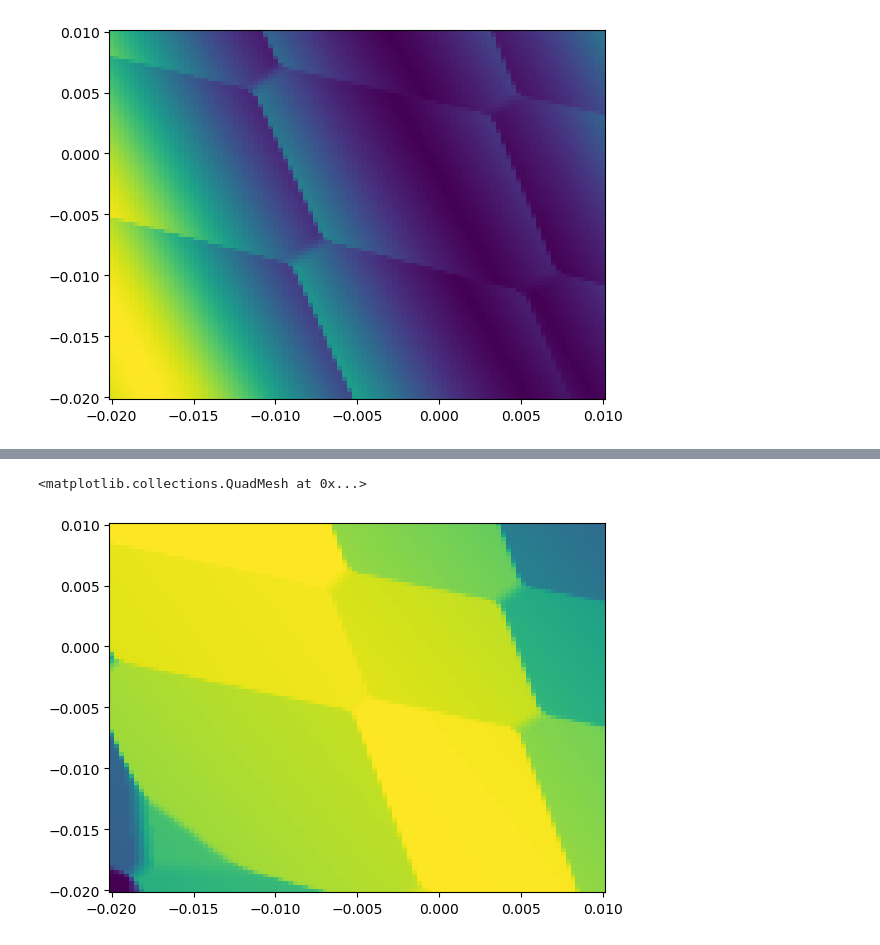
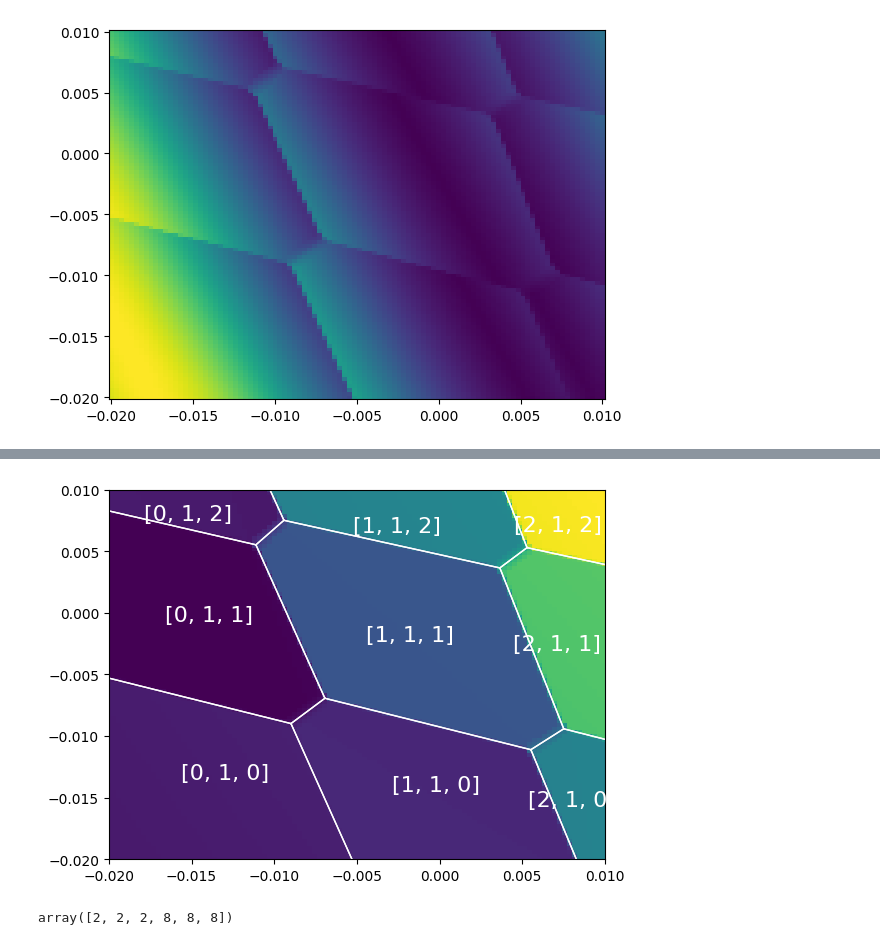
Before and after one commit to condensedAI/QDarts, a Jupyter notebook: examples/api_tutorial.ipynb, the cells around one changed output, grey strips where cells are left out. Drawn from its saved outputs; the diff is of its cells as text; code cells hidden in the pictures.

```diff
--- a/examples/api_tutorial.ipynb
+++ b/examples/api_tutorial.ipynb
@@ -196,16 +204,24 @@ plt.pcolormesh(xs,ys,sensor_values[:,:,2].T)
 # %%
 from qdarts.simulator import compensate_simulator_sensors
 
-compensated_tsim, compensation_transform = compensate_simulator_sensors(
+compensated_tsim, _,m_comp = compensate_simulator_sensors(
     tunneling_sim, #the simulator object to compensate
-    target_state=target_state, #the electron configuration around which to compensate
-    compensation_gates= sensor_plungers, #the ids of the sensor gate plungers. Here: [6,7,8]
-    sensor_ids = sensor_dots,#the ids of the sensor dots. Here: [3,4,5],
-    sensor_detunings = np.array([-0.005,-0.005,-0.005]) #shift of the sensor dot plungers
+    target_state=[1,1,1,5,5,5], #the electron configuration around which to compensate
+    compensation_gates= [6,7,8], #the ids of the sensor gate plungers.
+    sensor_ids = [3,4,5],#the ids of the sensor dots.
+    sensor_detunings = np.array([-0.0005,-0.0005,-0.0005]) #shift of the sensor dot plungers
 )
-m_comp = compensation_transform(m)
 sensor_values = compensated_tsim.sensor_scan_2D(P, m_comp, minV, maxV, resolution, target_state)
+sliced_tsim, CSD_data, states =  get_CSD_data(compensated_tsim.poly_sim, P,m_comp,  minV, maxV, resolution, target_state)
+polytopes = get_polytopes(states, sliced_tsim, minV, maxV)
+
 plt.pcolormesh(xs,ys,sensor_values[:,:,2].T)
+plt.xlim(minV[0],maxV[0])
+plt.ylim(minV[1],maxV[1])
+plot_polytopes(plt.gca(),polytopes, skip_dots=[3,4,5], fontsize=16)
 # %% [output]
-<matplotlib.collections.QuadMesh at 0x...>
-[figure, old version]
+[figure, new version]
+# %%
+compensated_tsim.poly_sim.find_state_of_voltage(m_comp,target_state)
+# %% [output]
+array([2, 2, 2, 8, 8, 8])
```
Also changed, not shown: parts of 3 cells of this notebook, 24 other files.
